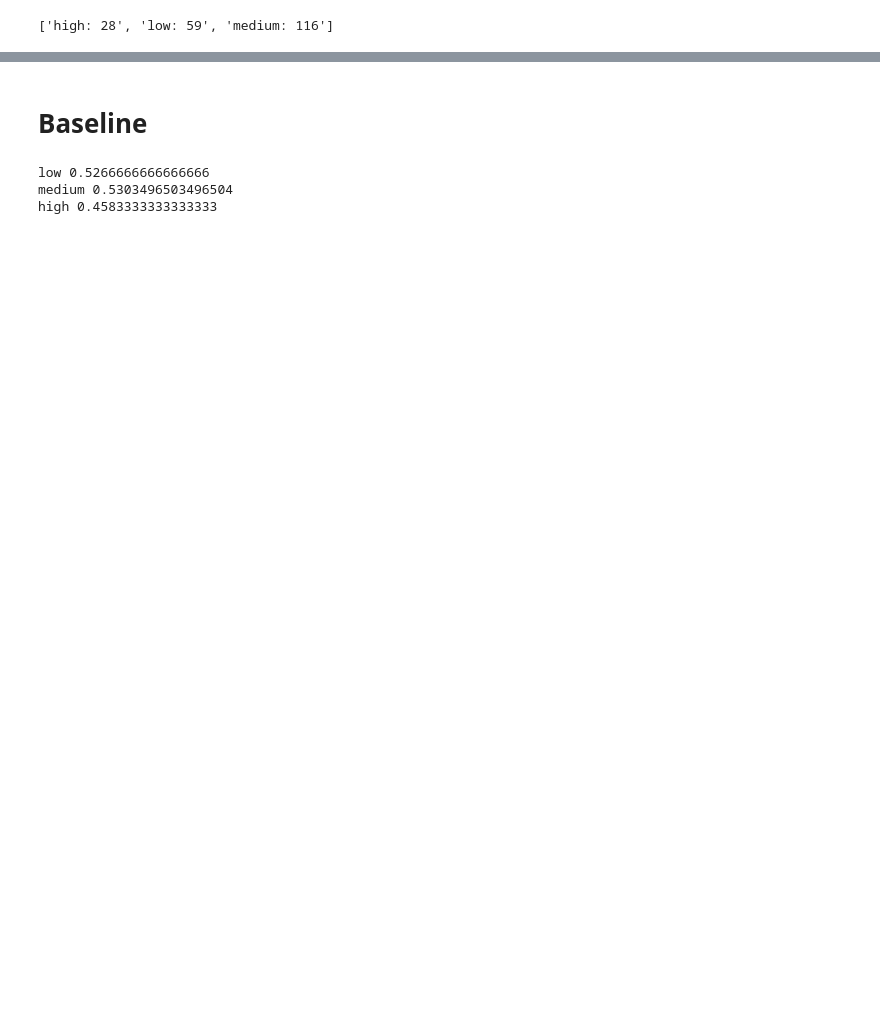
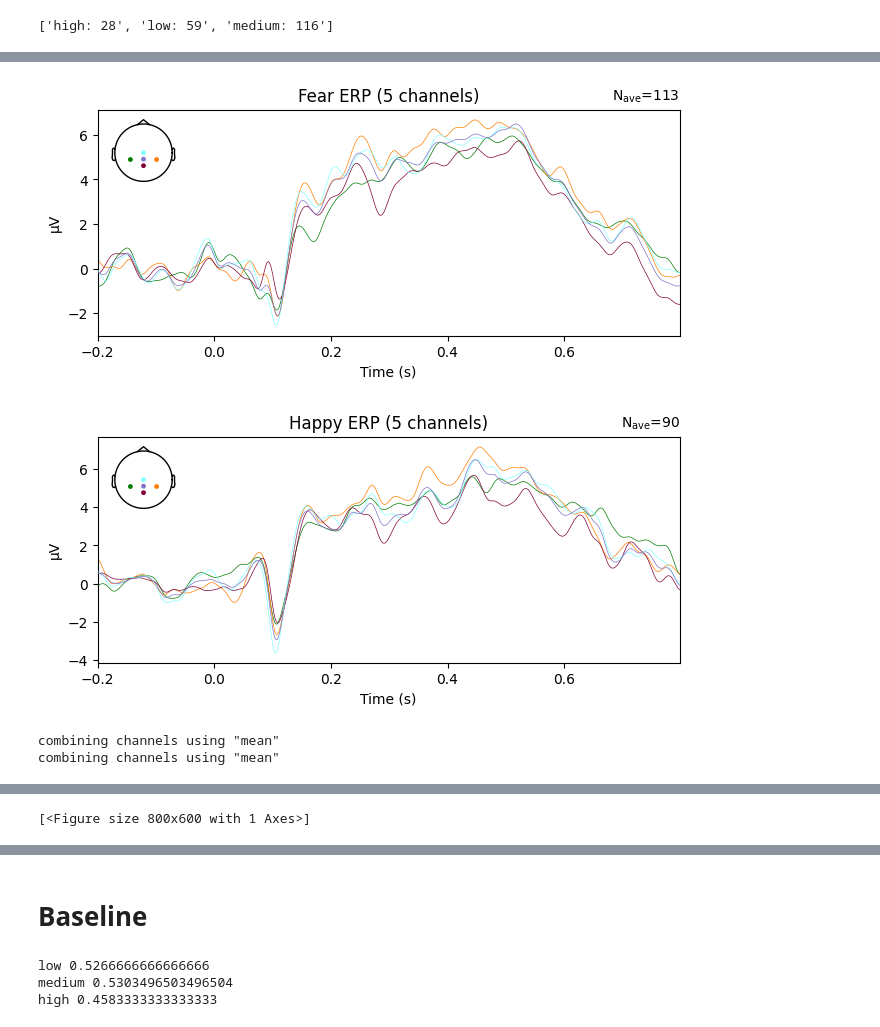
Before and after one commit to Mingrui-Zhuang/COGS189_Face_emotion_EEG, a Jupyter notebook: preprocessing.ipynb, the cells around one changed output, grey strips where cells are left out. Drawn from its saved outputs; the diff is of its cells as text; code cells hidden in the pictures; blank space fills up the shorter version.

```diff
--- a/preprocessing.ipynb
+++ b/preprocessing.ipynb
@@ -236,9 +238,9 @@ event_codeI = event_codeI[valid_mask]
 morph_levels = morph_levels[valid_mask]
 matched_vResp = matched_vResp[valid_mask].astype(int)
 
-# Perceived valence label from behavior: 1 = fearful, 2 = happy
+# Perceived valence label from behavior
 y = np.zeros(len(matched_vResp), dtype=int)
-y[matched_vResp == 1] = 1   # fear = 1, happy = 0
+y[matched_vResp == 2] = 1
 
 print("Final trial count:", len(y))
 print("Label counts (0=happy, 1=fear):", np.unique(y, return_counts=True))
@@ -262,0 +308,28 @@ ambiguity_count = np.unique(ambiguity, return_counts=True)
+# %%
+# Separate conditions
+epochs_fear = epochs_filt[y == 1]
+epochs_happy = epochs_filt[y == 0]
+
+# Compute evoked averages
+evoked_fear = epochs_fear.average()
+evoked_happy = epochs_happy.average()
+
+# Plot ERP comparison
+# picks = ['P7','P8','PZ','OZ','CZ']
+picks = ['CP3','CP4','PZ','CZ','CPZ']
+
+evoked_fear.plot(picks=picks, spatial_colors=True, titles="Fear ERP")
+evoked_happy.plot(picks=picks, spatial_colors=True, titles="Happy ERP")
+
+# Overlay comparison
+mne.viz.plot_compare_evokeds(
+    {"fear": evoked_fear, "happy": evoked_happy},
+    picks=picks,
+    combine="mean",
+    title="Fear vs Happy ERP"
+)
+# %% [output]
+[figure, added]
+[figure, added]
+combining channels using "mean"
+combining channels using "mean"
@@ -262,0 +337 @@ ambiguity_count = np.unique(ambiguity, return_counts=True)
+[<Figure size 800x600 with 1 Axes>]
```
Also changed, not shown: parts of 61 cells of this notebook, 1 other file.
